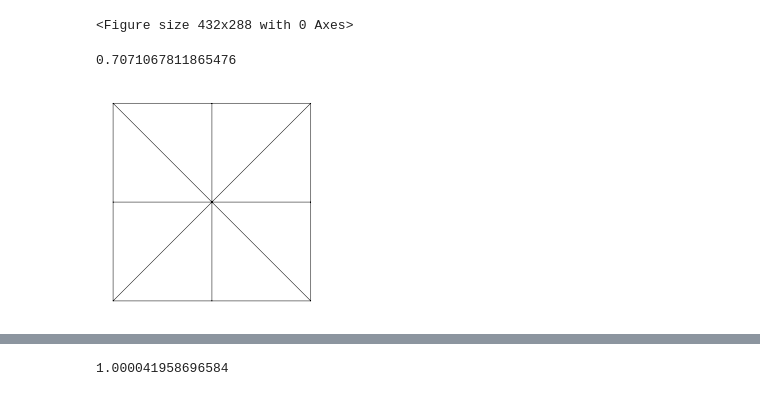
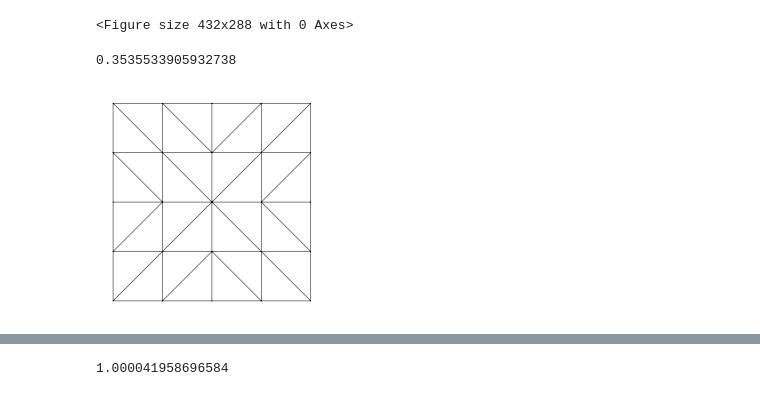
Before and after one commit to kinnala/kirchhoff-nitsche-ex1, a Jupyter notebook: nitsche_clamped_square.ipynb, the cells around one changed output, grey strips where cells are left out. Drawn from its saved outputs; the diff is of its cells as text; code cells hidden in the pictures.

```diff
--- a/nitsche_clamped_square.ipynb
+++ b/nitsche_clamped_square.ipynb
@@ -10,12 +10,12 @@ plt.set_cmap('plasma')
 # %%
 m = MeshTri.init_sqsymmetric()
 import os
-nrefs=int(os.environ.get("NREFS", 0))
+nrefs=int(os.environ.get("NREFS", 1))
 m.refine(nrefs)
 draw(m)
 m.param()
 # %% [output]
-0.7071067811865476
+0.3535533905932738
-[figure, old version]
+[figure, new version]
 # %%
 e = ElementTriArgyris()
```
Also changed, not shown: parts of 7 cells of this notebook, 1 other file.
